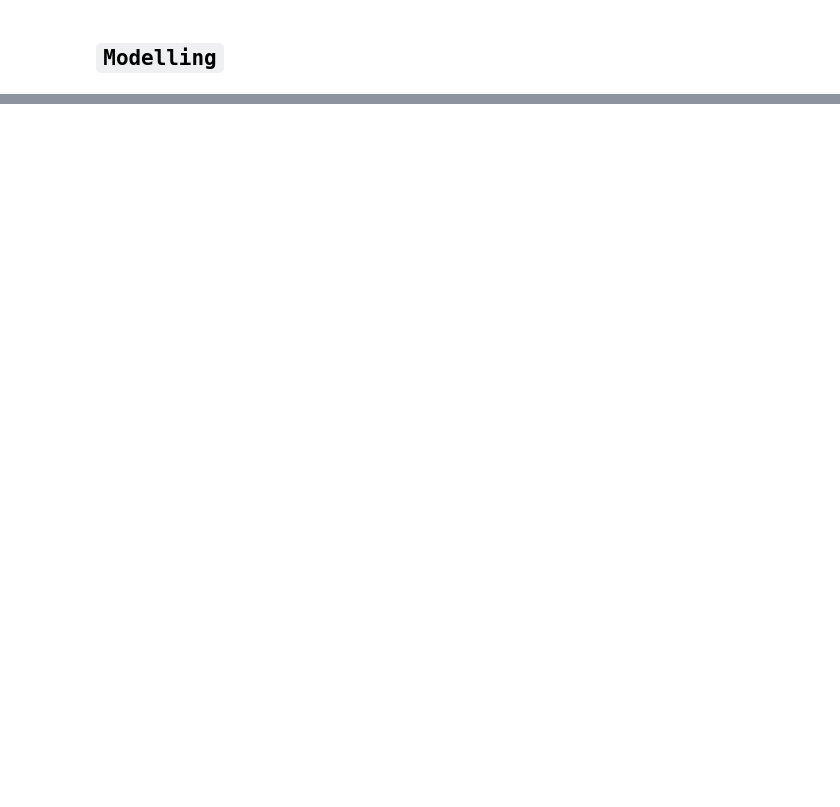
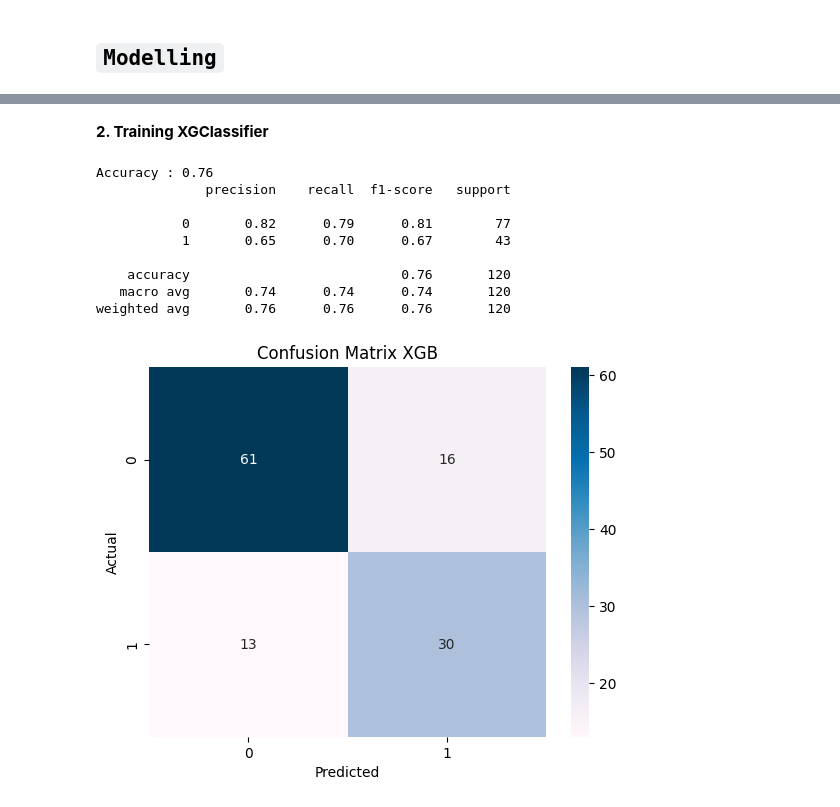
Before and after one commit to murithidenisgitobu/Sepsis-Predictor, a Jupyter notebook: Notebook.ipynb, the cells around one changed output, grey strips where cells are left out. Drawn from its saved outputs; the diff is of its cells as text; code cells hidden in the pictures; blank space fills up the shorter version.

```diff
--- a/Notebook.ipynb
+++ b/Notebook.ipynb
@@ -543,0 +558,38 @@ Pipeline(steps=[('preprocessor',
+# %% [markdown]
+**2. Training XGClassifier**
+# %%
+# Training xgb pipeline
+xgb_pipeline = Pipeline(steps=[
+    ('preprocessor', preprocessor),
+    ('xgb_classifier', XGBClassifier(max_depth=2, random_state=42, n_estimators=100)),
+])
+
+xgb_pipeline.fit(X_train, y_train_encoded)
+
+# Predict
+y_pred_xgb = xgb_pipeline.predict(X_test)
+
+# Accuracy
+print(f'Accuracy : {round(accuracy_score(y_test_encoded, y_pred_xgb),2)}')
+
+# Classification Report
+print(classification_report(y_test_encoded, y_pred_xgb))
+
+# Confusion Matrix
+
+sns.heatmap(confusion_matrix(y_test_encoded, y_pred_xgb), annot=True, cmap='PuBu')
+plt.xlabel('Predicted')
+plt.ylabel('Actual')
+plt.title('Confusion Matrix XGB')
+plt.show()
+# %% [output]
+Accuracy : 0.76
+              precision    recall  f1-score   support
+
+           0       0.82      0.79      0.81        77
+           1       0.65      0.70      0.67        43
+
+    accuracy                           0.76       120
+   macro avg       0.74      0.74      0.74       120
+weighted avg       0.76      0.76      0.76       120
+[figure, added]
```
Also changed, not shown: parts of 19 cells of this notebook.
